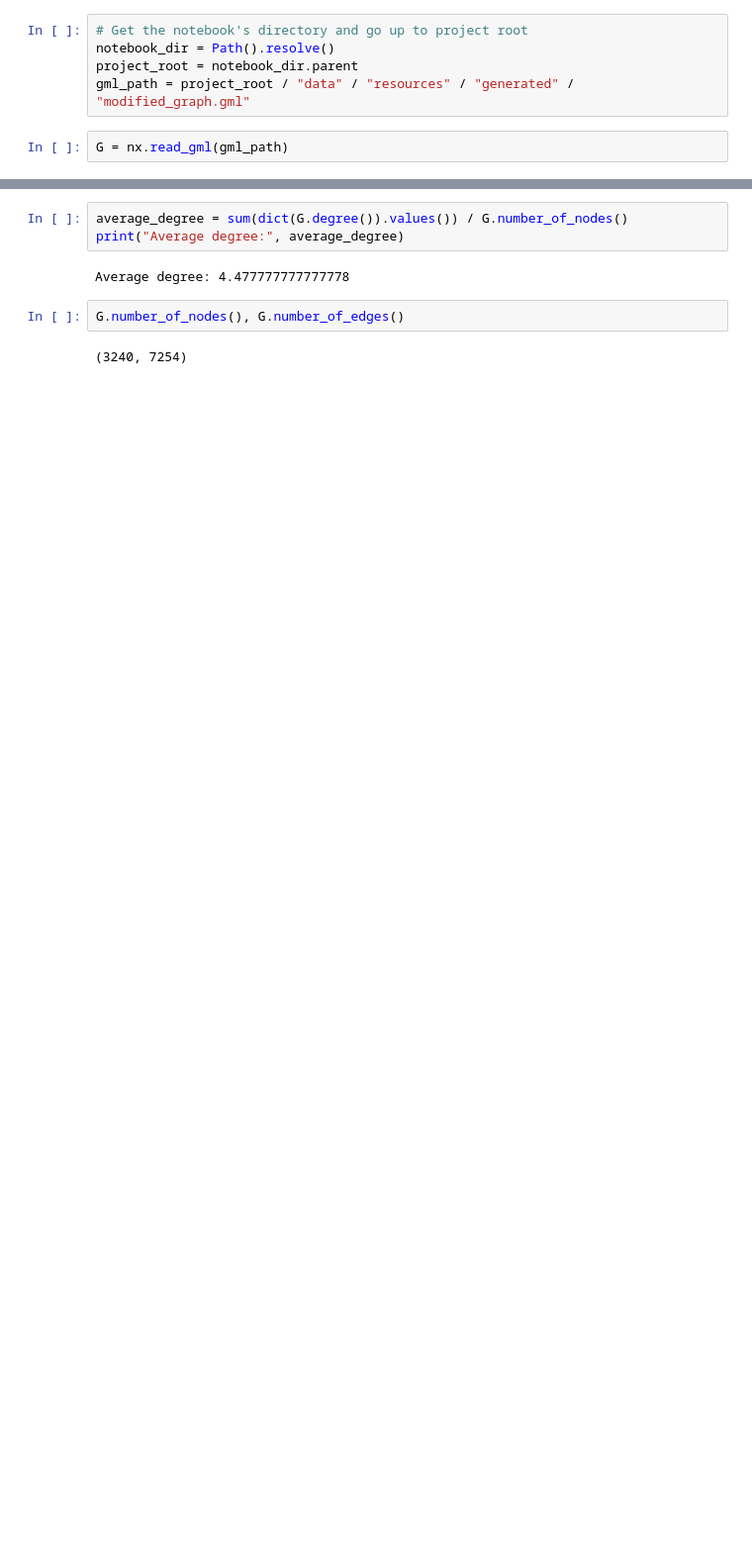
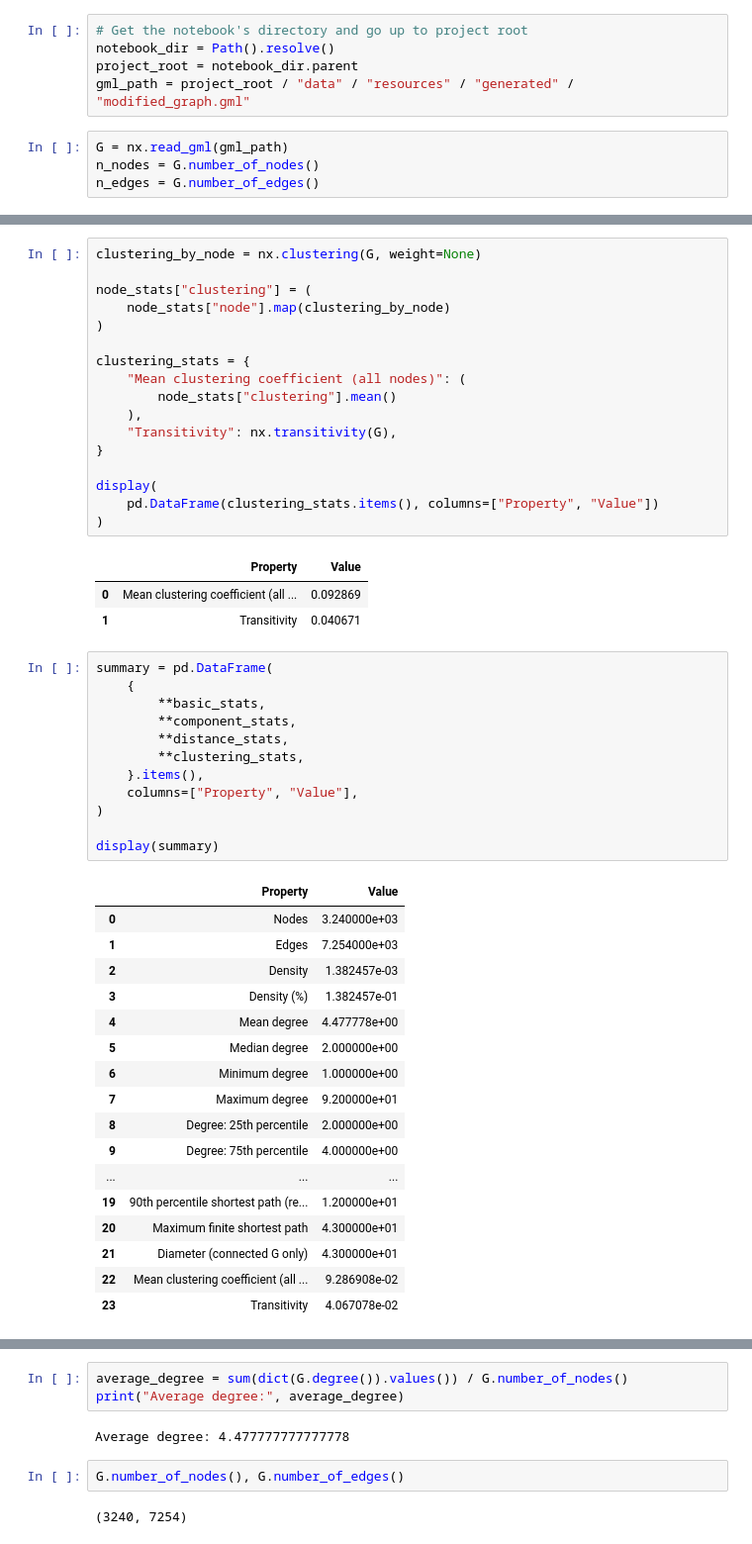
Before and after one commit to SamSaladino/Effective-Topological-Coverage-ETC, a Jupyter notebook: notebooks/00_HUMAN1_properties.ipynb, the cells around one changed output, grey strips where cells are left out. Shown at 99% size. Saved outputs shown, nothing was run; the diff lists cells and outputs as text; blank space fills up the shorter version.

```diff
--- a/notebooks/00_HUMAN1_properties.ipynb
+++ b/notebooks/00_HUMAN1_properties.ipynb
@@ -13,3 +14,5 @@ project_root = notebook_dir.parent
 gml_path = project_root / "data" / "resources" / "generated" / "modified_graph.gml"
 # %%
 G = nx.read_gml(gml_path)
+n_nodes = G.number_of_nodes()
+n_edges = G.number_of_edges()
@@ -15,0 +214,51 @@ G = nx.read_gml(gml_path)
+# %%
+clustering_by_node = nx.clustering(G, weight=None)
+
+node_stats["clustering"] = (
+    node_stats["node"].map(clustering_by_node)
+)
+
+clustering_stats = {
+    "Mean clustering coefficient (all nodes)": (
+        node_stats["clustering"].mean()
+    ),
+    "Transitivity": nx.transitivity(G),
+}
+
+display(
+    pd.DataFrame(clustering_stats.items(), columns=["Property", "Value"])
+)
+# %% [output]
+|  | Property | Value |
+| 0 | Mean clustering coefficient (all ... | 0.092869 |
+| 1 | Transitivity | 0.040671 |
+# %%
+summary = pd.DataFrame(
+    {
+        **basic_stats,
+        **component_stats,
+        **distance_stats,
+        **clustering_stats,
+    }.items(),
+    columns=["Property", "Value"],
+)
+
+display(summary)
+# %% [output]
+|  | Property | Value |
+| 0 | Nodes | 3.240000e+03 |
+| 1 | Edges | 7.254000e+03 |
+| 2 | Density | 1.382457e-03 |
+| 3 | Density (%) | 1.382457e-01 |
+| 4 | Mean degree | 4.477778e+00 |
+| 5 | Median degree | 2.000000e+00 |
+| 6 | Minimum degree | 1.000000e+00 |
+| 7 | Maximum degree | 9.200000e+01 |
+| 8 | Degree: 25th percentile | 2.000000e+00 |
+| 9 | Degree: 75th percentile | 4.000000e+00 |
+| ... | ... | ... |
+| 19 | 90th percentile shortest path (re... | 1.200000e+01 |
+| 20 | Maximum finite shortest path | 4.300000e+01 |
+| 21 | Diameter (connected G only) | 4.300000e+01 |
+| 22 | Mean clustering coefficient (all ... | 9.286908e-02 |
+| 23 | Transitivity | 4.067078e-02 |
```
Also changed, not shown: parts of 5 cells of this notebook, 1 other file.
